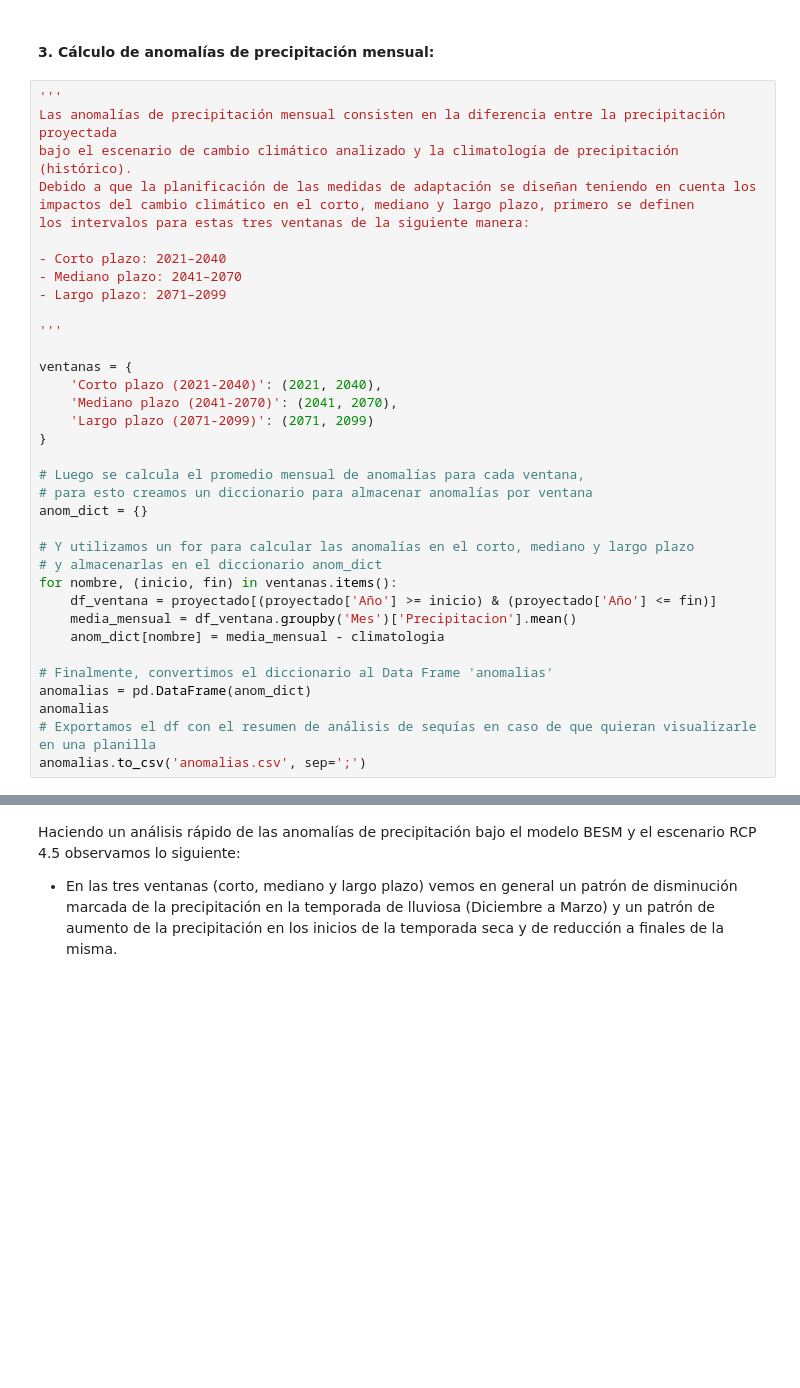
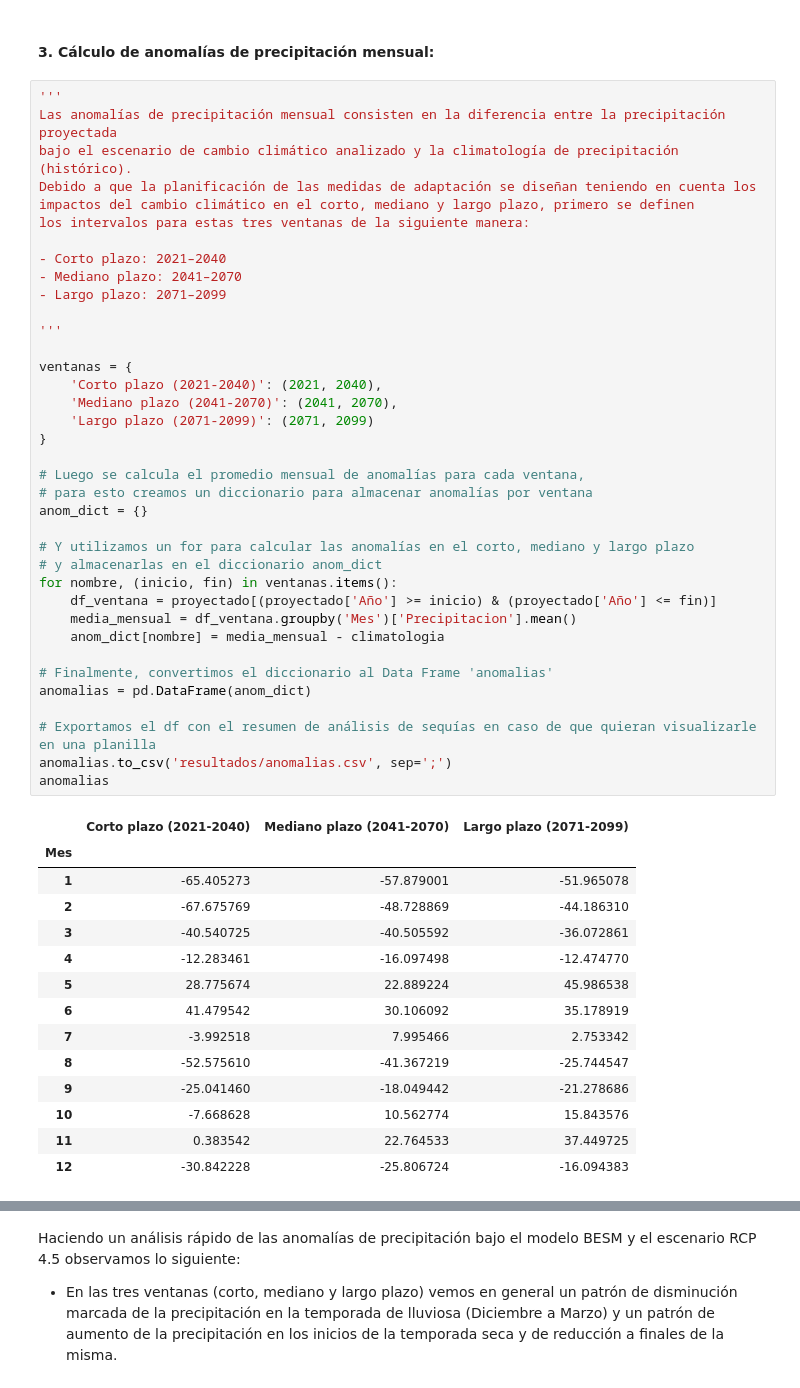
Before and after one commit to aliciagali-s/proyectoFinalPython_AG, a Jupyter notebook: proyecto_final_AliciaGali.ipynb, the cells around one changed output, grey strips where cells are left out. Saved outputs shown, nothing was run; the diff lists cells and outputs as text; blank space fills up the shorter version.

```diff
--- a/proyecto_final_AliciaGali.ipynb
+++ b/proyecto_final_AliciaGali.ipynb
@@ -205,35 +225,51 @@ bajo el escenario de cambio climático analizado y la climatología de precipita
 Debido a que la planificación de las medidas de adaptación se diseñan teniendo en cuenta los
 impactos del cambio climático en el corto, mediano y largo plazo, primero se definen
 los intervalos para estas tres ventanas de la siguiente manera:
 
 - Corto plazo: 2021–2040
 - Mediano plazo: 2041–2070
 - Largo plazo: 2071–2099
 
 '''
 
 ventanas = {
     'Corto plazo (2021-2040)': (2021, 2040),
     'Mediano plazo (2041-2070)': (2041, 2070),
     'Largo plazo (2071-2099)': (2071, 2099)
 }
 
 # Luego se calcula el promedio mensual de anomalías para cada ventana,
 # para esto creamos un diccionario para almacenar anomalías por ventana
 anom_dict = {}
 
 # Y utilizamos un for para calcular las anomalías en el corto, mediano y largo plazo
 # y almacenarlas en el diccionario anom_dict
 for nombre, (inicio, fin) in ventanas.items():
     df_ventana = proyectado[(proyectado['Año'] >= inicio) & (proyectado['Año'] <= fin)]
     media_mensual = df_ventana.groupby('Mes')['Precipitacion'].mean()
     anom_dict[nombre] = media_mensual - climatologia
 
 # Finalmente, convertimos el diccionario al Data Frame 'anomalias'
 anomalias = pd.DataFrame(anom_dict)
+
+# Exportamos el df con el resumen de análisis de sequías en caso de que quieran visualizarle en una planilla
+anomalias.to_csv('resultados/anomalias.csv', sep=';')
 anomalias
-# Exportamos el df con el resumen de análisis de sequías en caso de que quieran visualizarle en una planilla
-anomalias.to_csv('anomalias.csv', sep=';')
+# %% [output]
+|  | Corto plazo (2021-2040) | Mediano plazo (2041-2070) | Largo plazo (2071-2099) |
+| Mes |  |  |  |
+| 1 | -65.405273 | -57.879001 | -51.965078 |
+| 2 | -67.675769 | -48.728869 | -44.186310 |
+| 3 | -40.540725 | -40.505592 | -36.072861 |
+| 4 | -12.283461 | -16.097498 | -12.474770 |
+| 5 | 28.775674 | 22.889224 | 45.986538 |
+| 6 | 41.479542 | 30.106092 | 35.178919 |
+| 7 | -3.992518 | 7.995466 | 2.753342 |
+| 8 | -52.575610 | -41.367219 | -25.744547 |
+| 9 | -25.041460 | -18.049442 | -21.278686 |
+| 10 | -7.668628 | 10.562774 | 15.843576 |
+| 11 | 0.383542 | 22.764533 | 37.449725 |
+| 12 | -30.842228 | -25.806724 | -16.094383 |
 # %%
 '''
 Se representarán las anomalías en un gráfico de barras comparativo entre las tres ventanas
```
Also changed, not shown: parts of 13 cells of this notebook, 9 other files.
